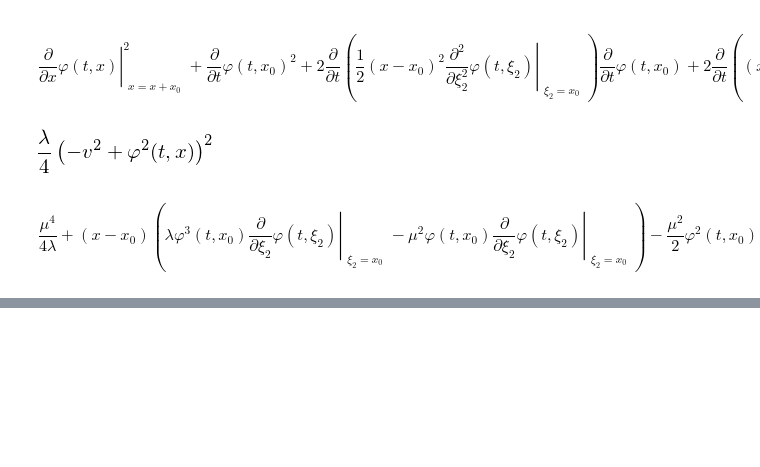
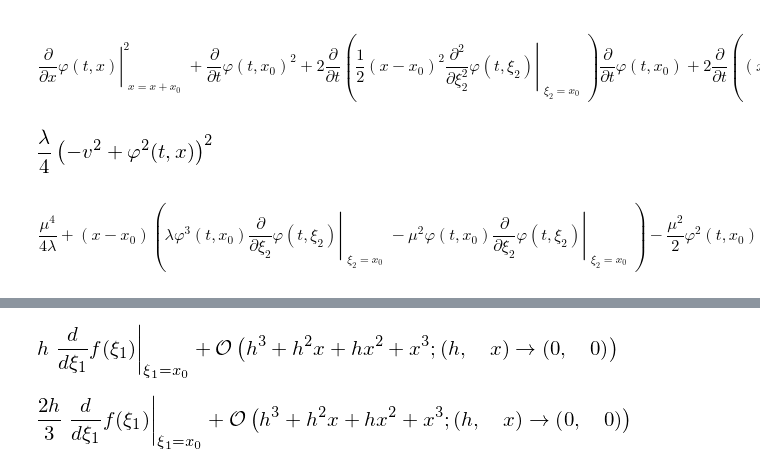
Before and after one commit to bubnicbf/phys_410, a Jupyter notebook: finitediff.ipynb, the cells around one changed output, grey strips where cells are left out. Drawn from its saved outputs; the diff is of its cells as text; code cells hidden in the pictures; blank space fills up the shorter version.

```diff
--- a/finitediff.ipynb
+++ b/finitediff.ipynb
@@ -698,0 +722,13 @@ $$\frac{\mu^{4}}{4 \lambda} + \left(x - x_{0}\right) \left(\lambda \varphi^{3}{\
+# %%
+p=3
+( Rat(3,2)*f(x).series(x,x0=x_0,n=p).subs(x-x_0,0) + \
+  Rat(-2)*( f(x-h).series(x-h,x0=x_0,n=p) ).subs(x-x_0,0) + \
+Rat(1,2)*( f(x-2*h).series(x-2*h,x0=x_0,n=p)).subs(x-x_0,0) )
+# %% [output]
+[figure, added]
+# %%
+( Rat(1)*f(x).series(x,x0=x_0,n=p).subs(x-x_0,0) + \
+  Rat(-4,3)*( f(x-h).series(x-h,x0=x_0,n=p) ).subs(x-x_0,0) + \
+Rat(1,3)*( f(x-2*h).series(x-2*h,x0=x_0,n=p)).subs(x-x_0,0) )
+# %% [output]
+[figure, added]
```
Also changed, not shown: parts of 6 cells of this notebook.
